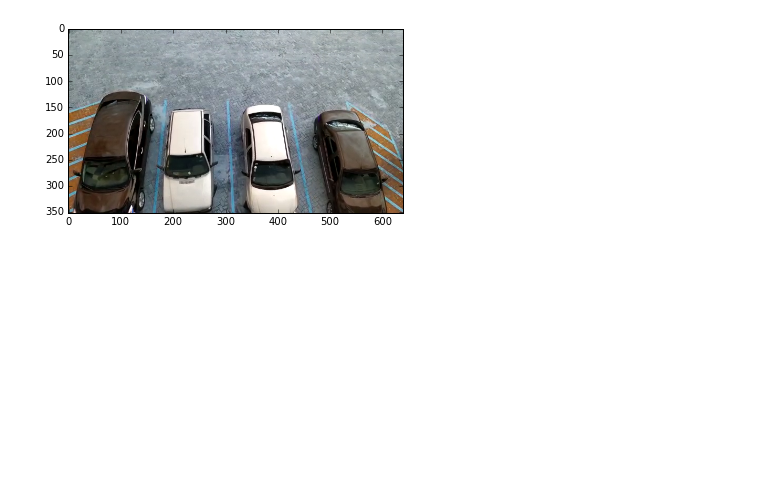
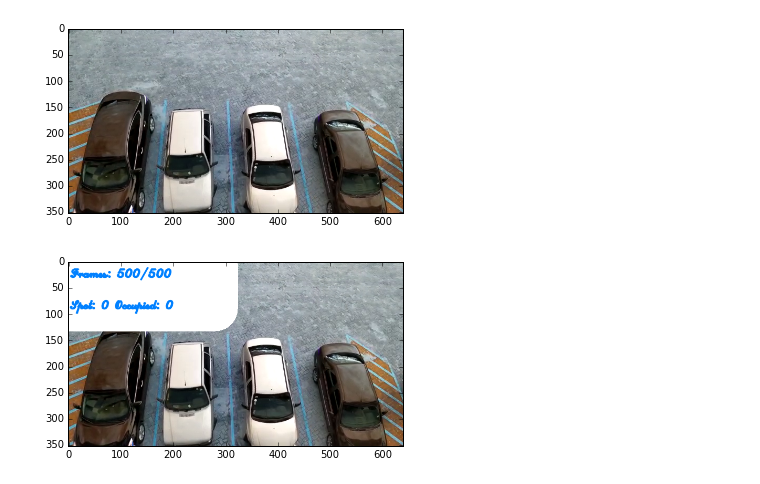
Before and after one commit to levimmartins/ComputacaoGrafica, a Jupyter notebook: ProjetoFinal.ipynb, the cells around one changed output. Drawn from its saved outputs; the diff is of its cells as text; code cells hidden in the pictures; blank space fills up the shorter version.

```diff
--- a/ProjetoFinal.ipynb
+++ b/ProjetoFinal.ipynb
@@ -224,8 +224,17 @@ while(cap.isOpened()):
                 # print 'occupied: ', occupied
                 # print 'spot: ', spot
 
+        #Draw Overlay
 
-
+        # Draw Overlay
+        if config['text_overlay']:
+            cv2.rectangle(frame_out, (1, 5), (280, 90),(255,255,255), 85)
+            str_on_frame = "Frames: %d/%d" % (video_cur_frame, video_info['num_of_frames'])
+            cv2.putText(frame_out, str_on_frame, (5,30), cv2.FONT_HERSHEY_SCRIPT_COMPLEX,
+                        0.7, (0,128,255), 2, cv2.LINE_AA)
+            str_on_frame = "Spot: %d Occupied: %d" % (spot, occupied)
+            cv2.putText(frame_out, str_on_frame, (5,90), cv2.FONT_HERSHEY_SCRIPT_COMPLEX,
+                                0.7, (0,128,255), 2, cv2.LINE_AA)
 
 
 
@@ -265,7 +274,7 @@ while(cap.isOpened()):
         out = cv2.VideoWriter(videoSaida, -1, 25, (width, height))
 
     # Display video
-    cv2.imshow('Deteccao de Vagas de Estacionamento', frame)
+    cv2.imshow('Deteccao de Vagas de Estacionamento', frame_out)
     cv2.waitKey(40)
 
 
@@ -408,3 +417,8 @@ plt.imshow(frame_out)
 plt.show()
 # %% [output]
 [figure]
+# %%
+plt.imshow(frame_out)
+plt.show()
+# %% [output]
+[figure, added]
```
